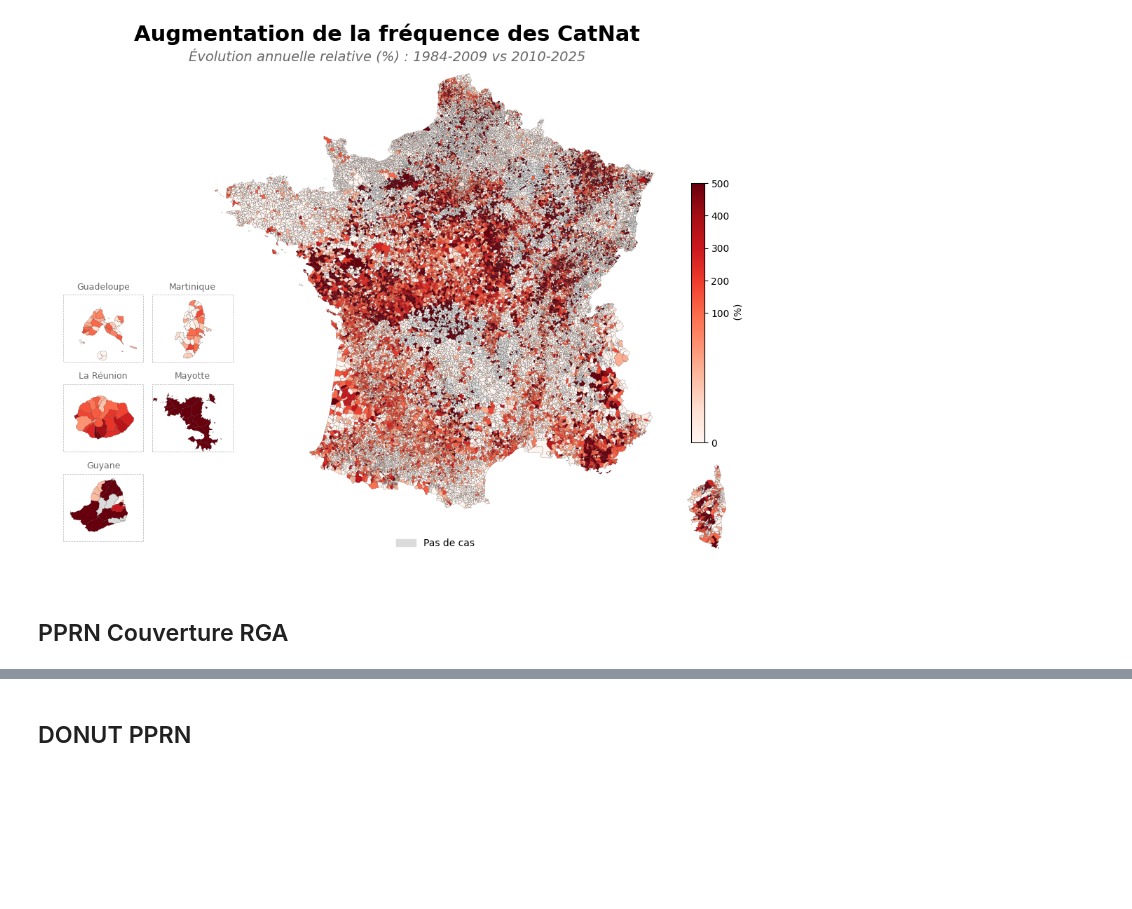
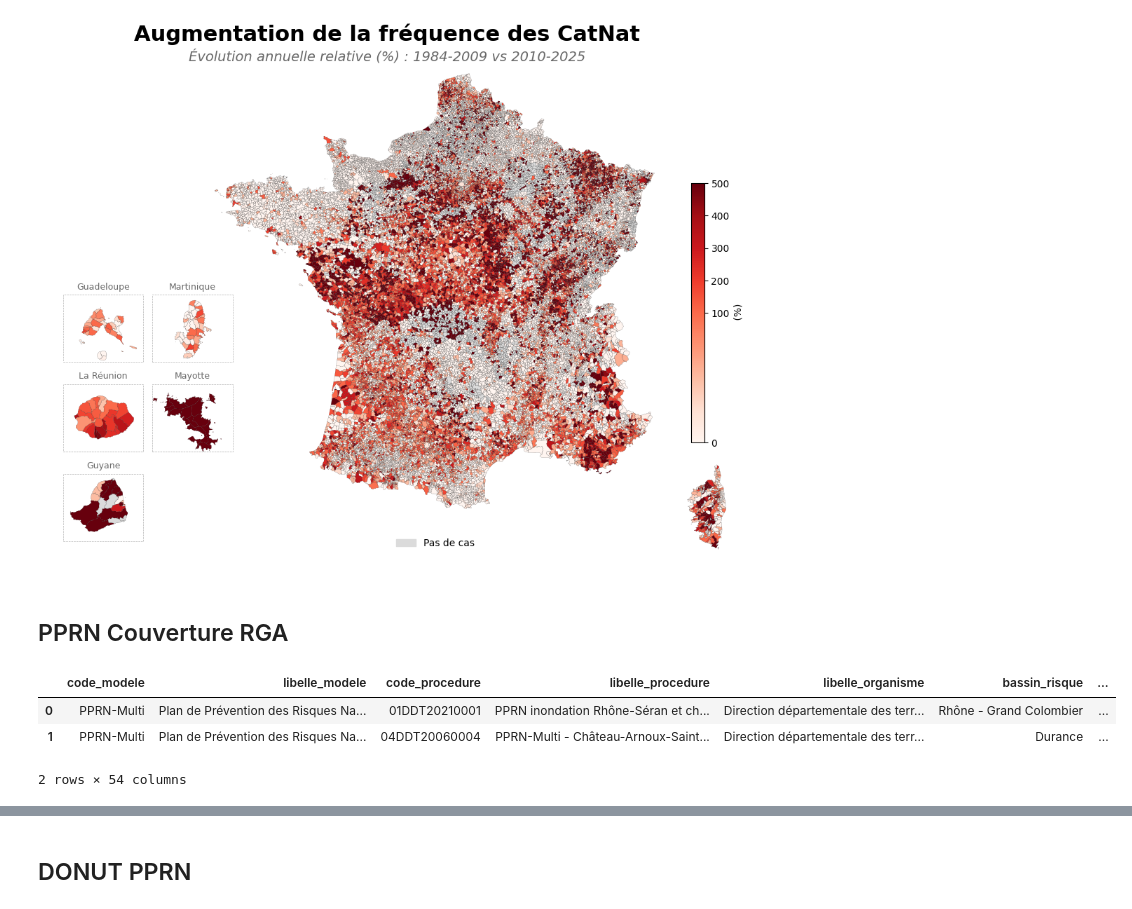
Before and after one commit to dataforgoodfr/14_PrixChangementClimatique, a Jupyter notebook: data/exploration/carto_graph.ipynb, the cells around one changed output, grey strips where cells are left out. Saved outputs shown, nothing was run; the diff lists cells and outputs as text; code cells hidden in the pictures; blank space fills up the shorter version.

```diff
--- a/data/exploration/carto_graph.ipynb
+++ b/data/exploration/carto_graph.ipynb
@@ -660,3 +651,18 @@ monovariate_map(
 [figure]
 # %% [markdown]
 ## PPRN Couverture RGA
+# %%
+query_pprn = """
+SELECT
+	*
+FROM dev.main.pprn_gaspar
+"""
+
+pprn = con.sql(query_pprn)
+pprn_df = pprn.df()
+pprn_df.head(2)
+# %% [output]
+|  | code_modele | libelle_modele | code_procedure | libelle_procedure | libelle_organisme | bassin_risque | ... |
+| 0 | PPRN-Multi | Plan de Prévention des Risques Na... | 01DDT20210001 | PPRN inondation Rhône-Séran et ch... | Direction départementale des terr... | Rhône - Grand Colombier | ... |
+| 1 | PPRN-Multi | Plan de Prévention des Risques Na... | 04DDT20060004 | PPRN-Multi - Château-Arnoux-Saint... | Direction départementale des terr... | Durance | ... |
+2 rows × 54 columns
```
Also changed, not shown: parts of 15 cells of this notebook.
